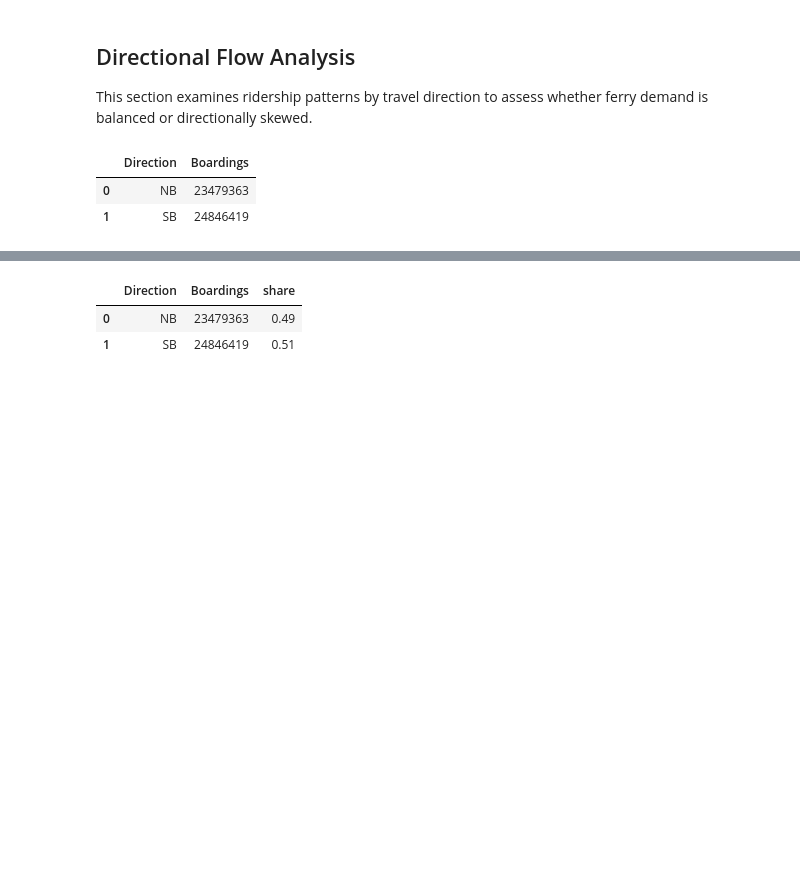
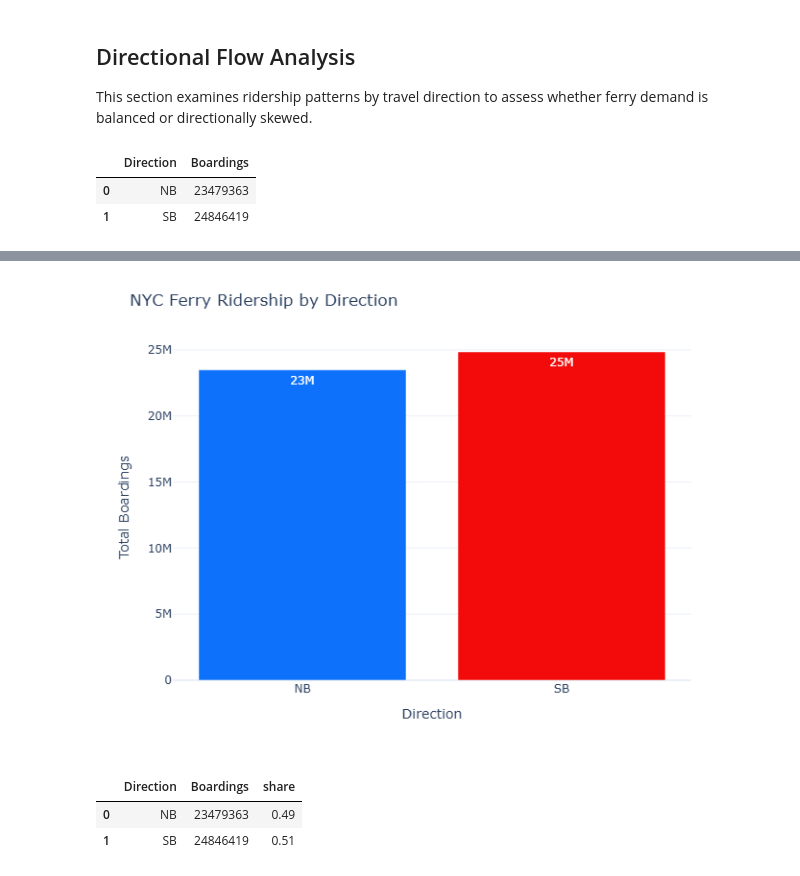
Before and after one commit to pranavkumar02/NYC-Ferry-Demand-Forecasting, a Jupyter notebook: notebooks/01_eda_nyc_ferry.ipynb, the cells around one changed output, grey strips where cells are left out. Cells and saved outputs as stored; diff of their text form; code cells hidden in the pictures; blank space fills up the shorter version.

```diff
--- a/notebooks/01_eda_nyc_ferry.ipynb
+++ b/notebooks/01_eda_nyc_ferry.ipynb
@@ -288,6 +290,7 @@ fig = px.bar(
     y="Boardings",
     template="plotly_white",
     color="Direction", # Different colors for each bar
+    text_auto='.2s',
     color_discrete_map={"NB": "#0E71FC", "SB": "#F30A0A"} # Specific colors
 )
 
@@ -297,5 +300,5 @@ fig.update_layout(
     yaxis_title="Total Boardings",
     showlegend=False # Hides the legend since the x-axis already says the direction
 )
-fig.show("png")
+fig.show()
 # %% [output]
@@ -303,3 +305,4 @@ fig.show("png")
+[figure, added]
 # %%
 direction_ridership.assign(
     share=direction_ridership["Boardings"]
```
Also changed, not shown: parts of 5 cells of this notebook.
